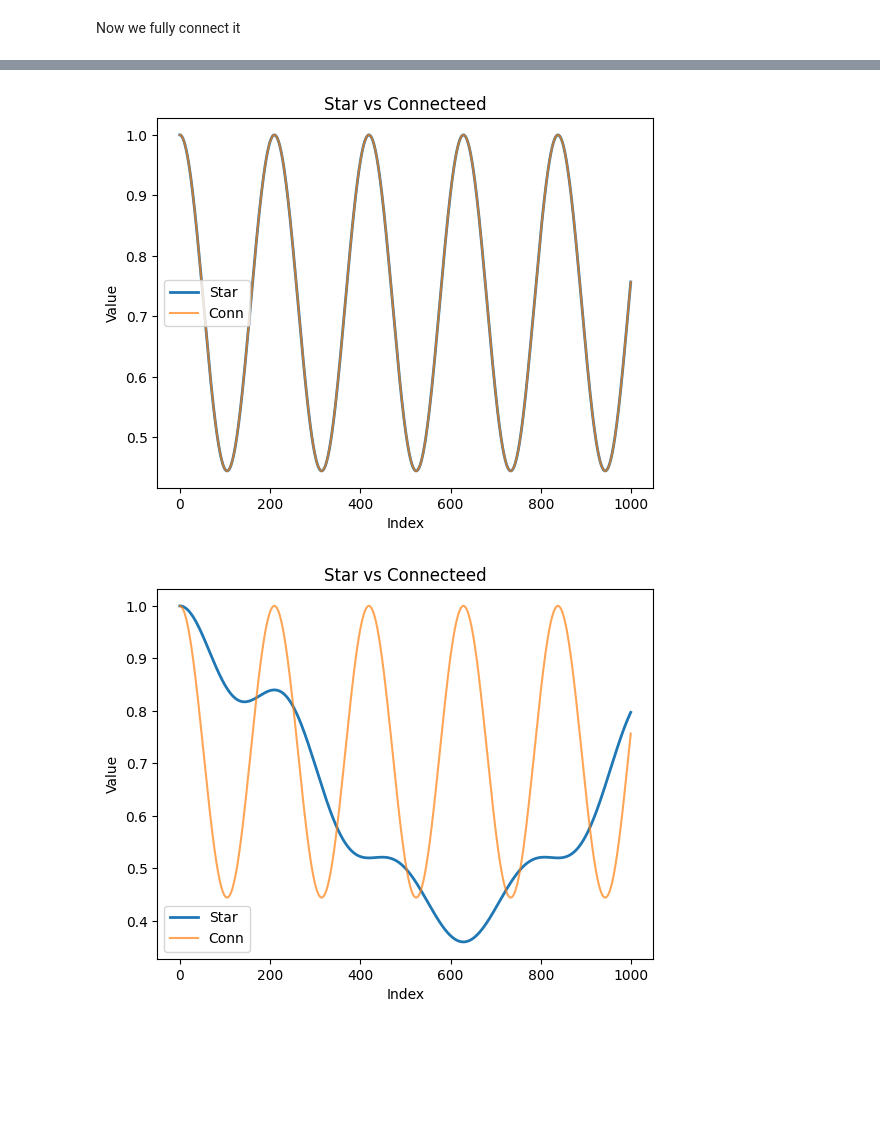
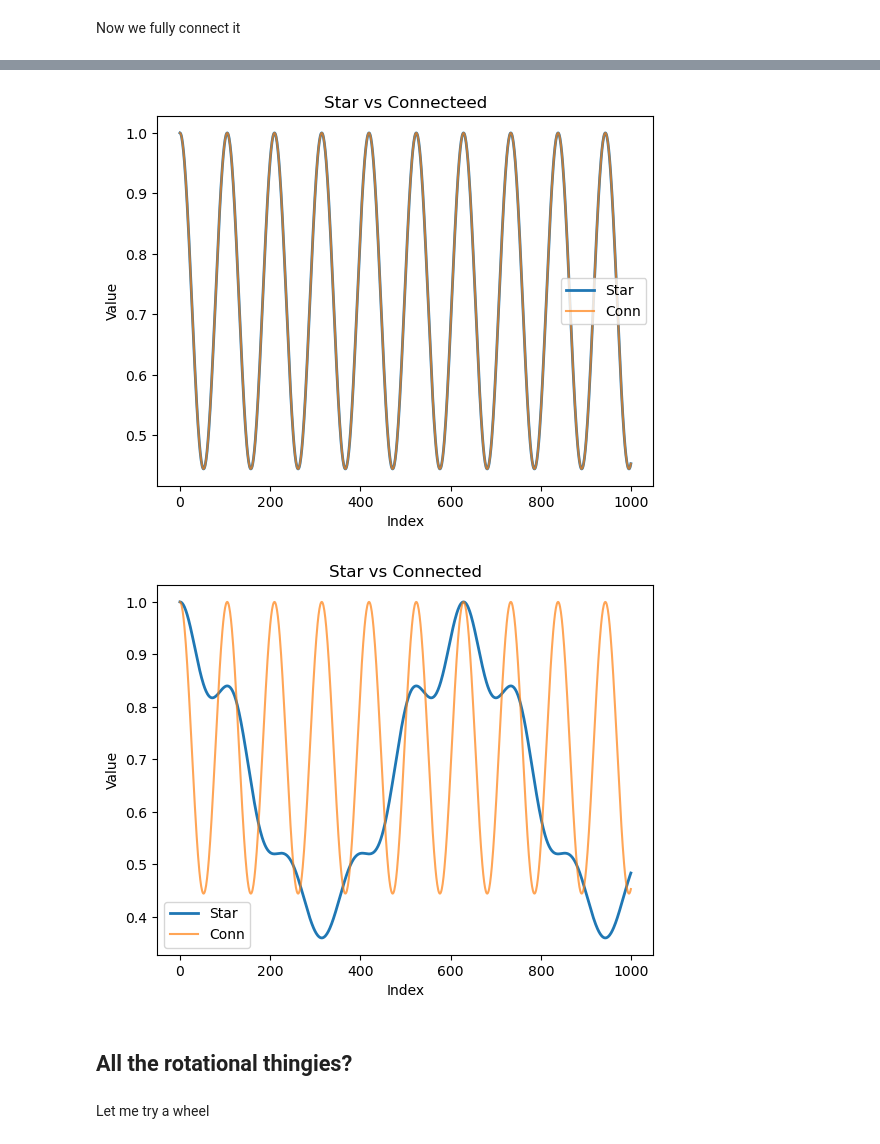
Before and after one commit to lresteghini/Quantum-Walks-course, a Jupyter notebook: Continuous_time_walks.ipynb, the cells around one changed output, grey strips where cells are left out. Saved outputs shown, nothing was run; the diff lists cells and outputs as text; code cells hidden in the pictures; blank space fills up the shorter version.

```diff
--- a/Continuous_time_walks.ipynb
+++ b/Continuous_time_walks.ipynb
@@ -310,7 +310,7 @@ diagonal = np.eye(graph_size, dtype=np.complex128)
 diagonal[0, 0] = graph_size - 1
 
 
-gamma = 0.5
+gamma = 1
 
 Laplace_star = gamma * (diagonal - Adjacence_star)
 # %%
@@ -364,7 +364,7 @@ for i in range (graph_size):
     diagonal[i, i] = graph_size - 1
 
 
-gamma = 0.5
+gamma = 1
 
 Laplace_conn = gamma * (diagonal - Adj_conn)
 # %%
@@ -416,7 +416,7 @@ ax.legend() # This shows the labels we defined in the plot calls
 
 plt.show()
 # %% [output]
-[figure, old version]
+[figure, new version]
 # %%
 graph_size = 6
 
@@ -429,22 +429,26 @@ Conn_origin = Measure_site(state, 1, 10, 1000, Laplace_conn)
 # %%
 import matplotlib.pyplot as plt
 import numpy as np
 
 # Create a single plot (1 row, 1 column)
 fig, ax = plt.subplots()
 
 # Plot the first dataset
 ax.plot(np.arange(len(Star_origin)), Star_origin, label="Star", linewidth=2)
 
 # Plot the second dataset on the same 'ax'
 ax.plot(np.arange(len(Conn_origin)), Conn_origin, label="Conn", alpha=0.7)
 
 # Add styling and clarity
-ax.set_title("Star vs Connecteed")
+ax.set_title("Star vs Connected")
 ax.set_xlabel("Index")
 ax.set_ylabel("Value")
 ax.legend() # This shows the labels we defined in the plot calls
 
 plt.show()
 # %% [output]
-[figure, old version]
+[figure, new version]
+# %% [markdown]
+## All the rotational thingies?
+# %% [markdown]
+Let me try a wheel
```
Also changed, not shown: parts of 18 cells of this notebook.
